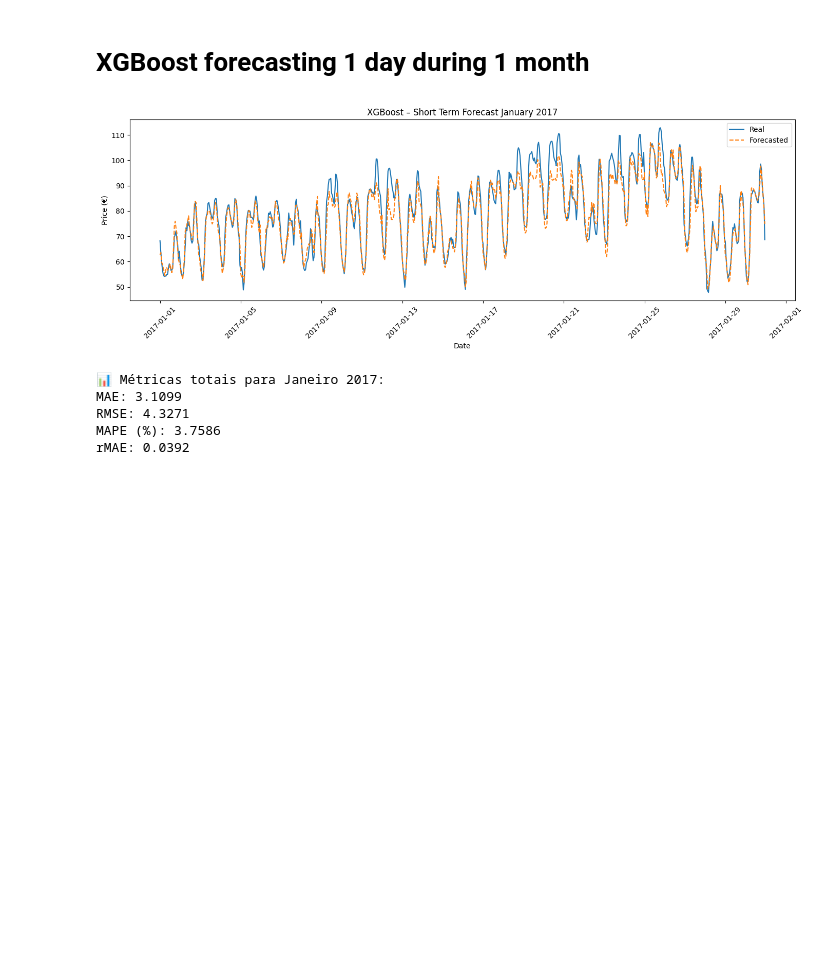
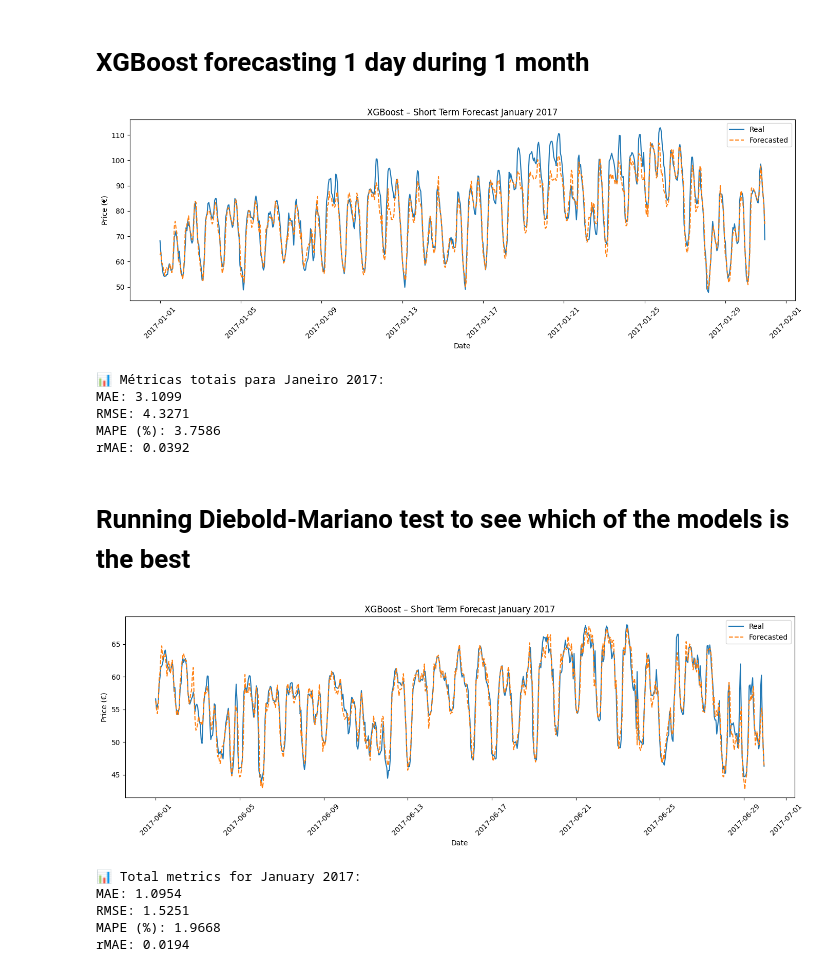
Before and after one commit to GoncaloPereira1201500/DIMEI, a Jupyter notebook: ModelsTrainingAndForecastingShortTerm.ipynb, the cells around one changed output. Drawn from its saved outputs; the diff is of its cells as text; code cells hidden in the pictures; blank space fills up the shorter version.

```diff
--- a/ModelsTrainingAndForecastingShortTerm.ipynb
+++ b/ModelsTrainingAndForecastingShortTerm.ipynb
@@ -1894,7 +1890,7 @@ def shortterm_sliding_expanding_xgb_tunning(
         print(f"MAPE (%): {mape_total:.4f}")
         print(f"rMAE: {rmae_total:.4f}")
 
-    return pd.DataFrame(results)
+    return pd.DataFrame(results), all_truths, all_preds
 # %%
 xgb_results_jan2017 = shortterm_sliding_expanding_xgb_tunning(
     df=df_prepared,
@@ -1914,3 +1910,21 @@ MAE: 3.1099
 RMSE: 4.3271
 MAPE (%): 3.7586
 rMAE: 0.0392
+# %% [markdown]
+# Running Diebold-Mariano test to see which of the models is the best
+# %%
+
+results_df, y_true, y_pred_xgb = shortterm_sliding_expanding_xgb_tunning(
+    df=df_prepared,
+    train_start='2015-01-01',
+    train_end='2016-12-31',
+    test_start='2017-06-01',
+    test_end='2017-6-30'
+)
+# %% [output]
+[figure, added]
+📊 Total metrics for January 2017:
+MAE: 1.0954
+RMSE: 1.5251
+MAPE (%): 1.9668
+rMAE: 0.0194
```
Also changed, not shown: parts of 6 cells of this notebook, 2 other files.
